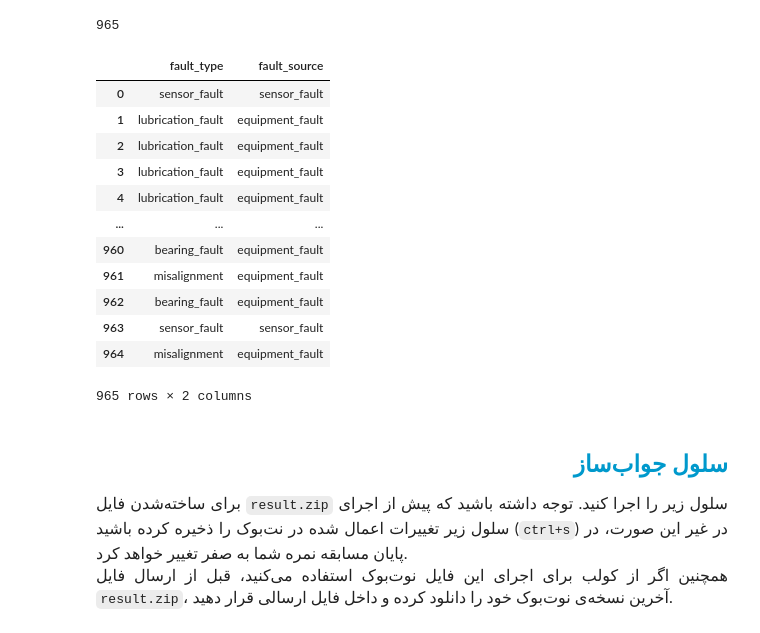
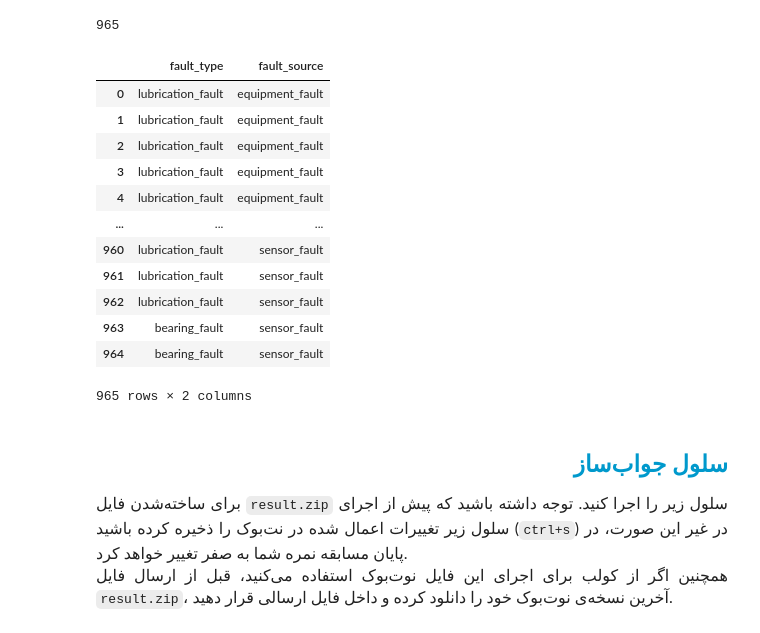
Before and after one commit to SahandNZ/mapna-ai-2025, a Jupyter notebook: first-phase/q4/notebook.ipynb, the cells around one changed output. Cells and saved outputs as stored; diff of their text form; code cells hidden in the pictures.

```diff
--- a/first-phase/q4/notebook.ipynb
+++ b/first-phase/q4/notebook.ipynb
@@ -212,0 +170,7 @@ BaggingClassifier(n_estimators=2000, random_state=42)
+# %%
+sdf = load_df("Train")
+sdf = reduce_mem_usage(sdf)
+# sdf = sdf.dropna()
+
+
+sdf
@@ -212,0 +212,18 @@ BaggingClassifier(n_estimators=2000, random_state=42)
+# %%
+le = JointLabelEncoder(columns=["fault_type", "fault_source"])
+
+df = sdf.copy()
+df["label"] = le.fit_transform(df)
+df = df.drop(columns=["fault_type", "fault_source"])
+
+for col in df.columns:
+    if "label" != col:
+        df[col] = df[col].ffill().bfill()
+
+df = df.dropna()
+
+print()
+print(le.tupel_to_label)
+print(df.label.value_counts())
+
+df
@@ -212,0 +252,8 @@ BaggingClassifier(n_estimators=2000, random_state=42)
+# %%
+X = df.drop(columns=["label"]).values
+y = df.label.to_numpy()
+
+scaler = RobustScaler()
+X = scaler.fit_transform(X)
+
+X.shape, y.shape
@@ -238,36 +338,36 @@ weighted avg       0.75      0.73      0.73        33
 # %%
-test_df = load_df("test")
-test_df = test_df.fillna(0)
+test_df = load_df("Test")
+# test_df = test_df.fillna(0)
 test_df = test_df[X.columns]
 
 X_test_scaled = scaler.transform(test_df)
-y_hat_test = model.predict(X_test_scaled)
+y_test_hat = model.predict(X_test_scaled)
 
-fault_type_pred = y_hat_test // 2
+fault_type_pred = y_test_hat // 2
 fault_type_pred_cat = fault_type_le.inverse_transform(fault_type_pred)
 
-fault_source_pred = y_hat_test % 2
+fault_source_pred = y_test_hat % 2
 fault_source_pred_cat = fault_source_le.inverse_transform(fault_source_pred)
 
 submission = pd.DataFrame({"fault_type": fault_type_pred_cat, "fault_source": fault_source_pred_cat}).round(6)
 
 print(len(test_df))
 
 submission
 # %% [output]
 965
 |  | fault_type | fault_source |
-| 0 | sensor_fault | sensor_fault |
+| 0 | lubrication_fault | equipment_fault |
 | 1 | lubrication_fault | equipment_fault |
 | 2 | lubrication_fault | equipment_fault |
 | 3 | lubrication_fault | equipment_fault |
 | 4 | lubrication_fault | equipment_fault |
 | ... | ... | ... |
-| 960 | bearing_fault | equipment_fault |
-| 961 | misalignment | equipment_fault |
-| 962 | bearing_fault | equipment_fault |
-| 963 | sensor_fault | sensor_fault |
-| 964 | misalignment | equipment_fault |
+| 960 | lubrication_fault | sensor_fault |
+| 961 | lubrication_fault | sensor_fault |
+| 962 | lubrication_fault | sensor_fault |
+| 963 | bearing_fault | sensor_fault |
+| 964 | bearing_fault | sensor_fault |
 965 rows × 2 columns
 # %% [markdown]
 <h2 dir=rtl align=right style="line-height:200%;font-family:vazir;color:#0099cc">
```
Also changed, not shown: parts of 21 cells of this notebook, 4 other files.
